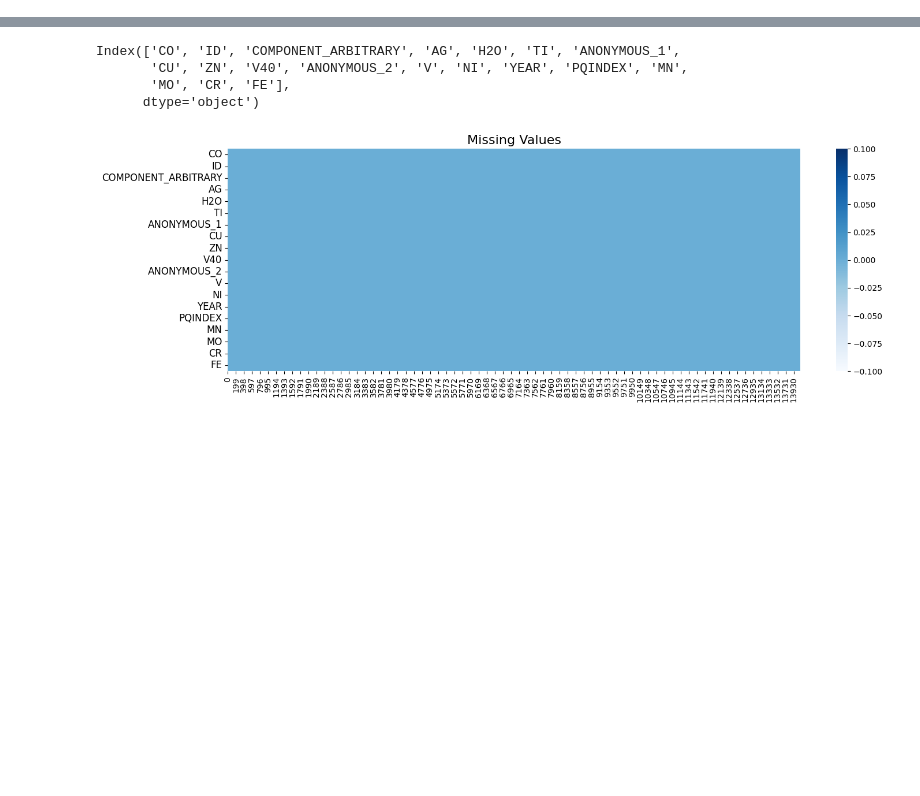
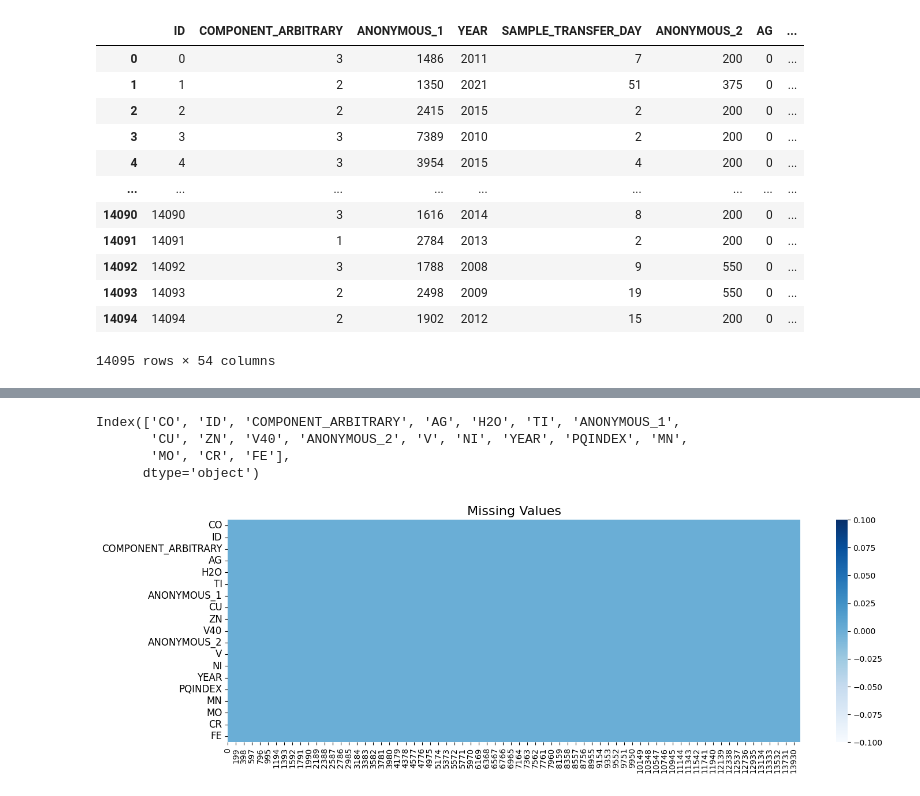
Before and after one commit to whatsasolo/Oil-status-classification-of-construction-machinery, a Jupyter notebook: main.ipynb, the cells around one changed output, grey strips where cells are left out. Saved outputs shown, nothing was run; the diff lists cells and outputs as text; code cells hidden in the pictures; blank space fills up the shorter version.

```diff
--- a/main.ipynb
+++ b/main.ipynb
@@ -23,0 +24,16 @@ plt.show()
+# %%
+df
+# %% [output]
+|  | ID | COMPONENT_ARBITRARY | ANONYMOUS_1 | YEAR | SAMPLE_TRANSFER_DAY | ANONYMOUS_2 | AG | ... |
+| 0 | 0 | 3 | 1486 | 2011 | 7 | 200 | 0 | ... |
+| 1 | 1 | 2 | 1350 | 2021 | 51 | 375 | 0 | ... |
+| 2 | 2 | 2 | 2415 | 2015 | 2 | 200 | 0 | ... |
+| 3 | 3 | 3 | 7389 | 2010 | 2 | 200 | 0 | ... |
+| 4 | 4 | 3 | 3954 | 2015 | 4 | 200 | 0 | ... |
+| ... | ... | ... | ... | ... | ... | ... | ... | ... |
+| 14090 | 14090 | 3 | 1616 | 2014 | 8 | 200 | 0 | ... |
+| 14091 | 14091 | 1 | 2784 | 2013 | 2 | 200 | 0 | ... |
+| 14092 | 14092 | 3 | 1788 | 2008 | 9 | 550 | 0 | ... |
+| 14093 | 14093 | 2 | 2498 | 2009 | 19 | 550 | 0 | ... |
+| 14094 | 14094 | 2 | 1902 | 2012 | 15 | 200 | 0 | ... |
+14095 rows × 54 columns
```
Also changed, not shown: parts of 8 cells of this notebook, 1 other file.
